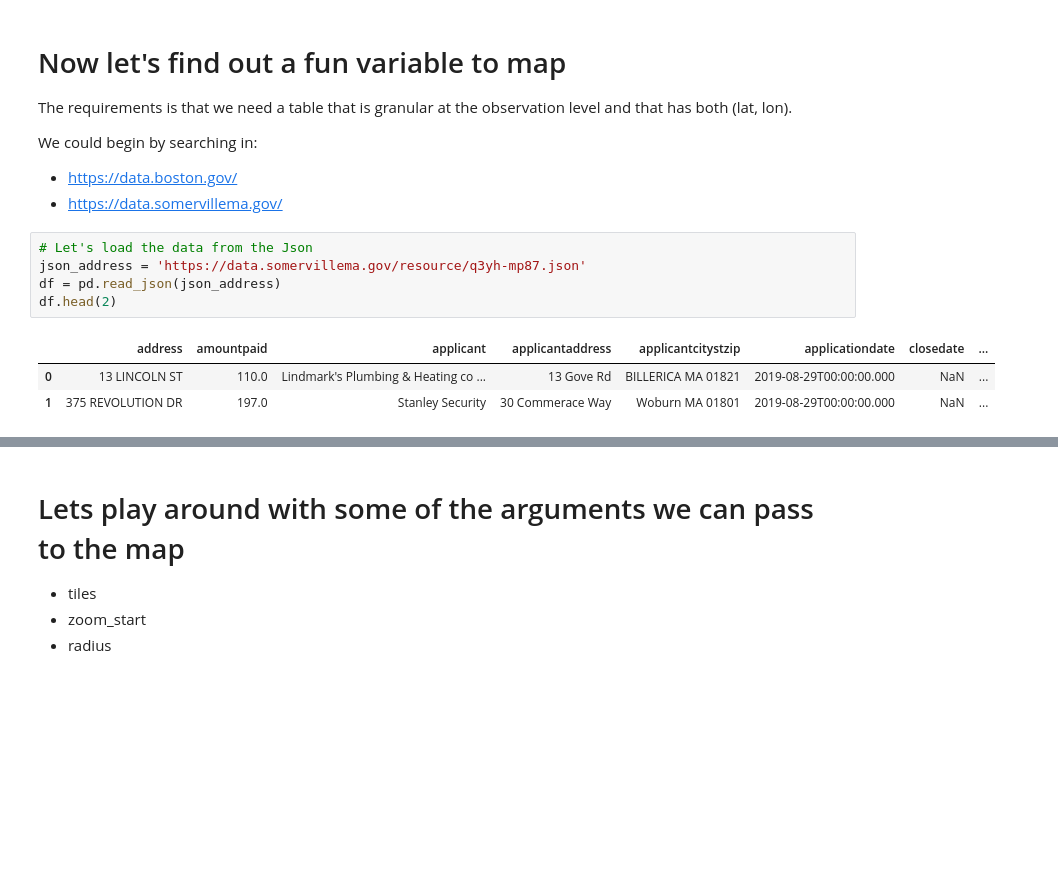
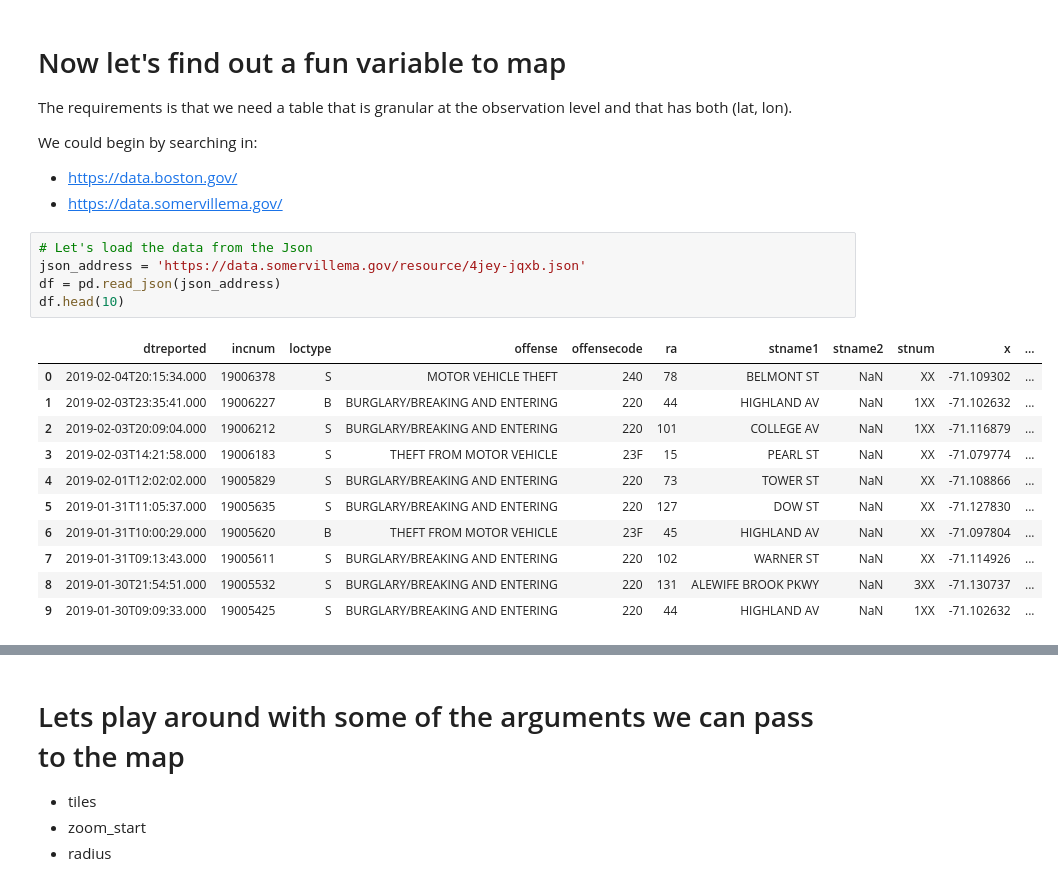
Before and after one commit to hksdatascience/bootcamp, a Jupyter notebook: Heat Mapping/Heatmap tutorial.ipynb, the cells around one changed output, grey strips where cells are left out. Cells and saved outputs as stored; diff of their text form; blank space fills up the shorter version.

```diff
--- a/Heat Mapping/Heatmap tutorial.ipynb
+++ b/Heat Mapping/Heatmap tutorial.ipynb
@@ -21,10 +21,18 @@ We could begin by searching in:
 * https://data.somervillema.gov/
 # %%
 # Let's load the data from the Json
-json_address = 'https://data.somervillema.gov/resource/q3yh-mp87.json'
+json_address = 'https://data.somervillema.gov/resource/4jey-jqxb.json'
 df = pd.read_json(json_address)
-df.head(2)
+df.head(10)
 # %% [output]
-|  | address | amountpaid | applicant | applicantaddress | applicantcitystzip | applicationdate | closedate | ... |
-| 0 | 13 LINCOLN ST | 110.0 | Lindmark's Plumbing & Heating co ... | 13 Gove Rd | BILLERICA MA 01821 | 2019-08-29T00:00:00.000 | NaN | ... |
-| 1 | 375 REVOLUTION DR | 197.0 | Stanley Security | 30 Commerace Way | Woburn MA 01801 | 2019-08-29T00:00:00.000 | NaN | ... |
+|  | dtreported | incnum | loctype | offense | offensecode | ra | stname1 | stname2 | stnum | x | ... |
+| 0 | 2019-02-04T20:15:34.000 | 19006378 | S | MOTOR VEHICLE THEFT | 240 | 78 | BELMONT ST | NaN | XX | -71.109302 | ... |
+| 1 | 2019-02-03T23:35:41.000 | 19006227 | B | BURGLARY/BREAKING AND ENTERING | 220 | 44 | HIGHLAND AV | NaN | 1XX | -71.102632 | ... |
+| 2 | 2019-02-03T20:09:04.000 | 19006212 | S | BURGLARY/BREAKING AND ENTERING | 220 | 101 | COLLEGE AV | NaN | 1XX | -71.116879 | ... |
+| 3 | 2019-02-03T14:21:58.000 | 19006183 | S | THEFT FROM MOTOR VEHICLE | 23F | 15 | PEARL ST | NaN | XX | -71.079774 | ... |
+| 4 | 2019-02-01T12:02:02.000 | 19005829 | S | BURGLARY/BREAKING AND ENTERING | 220 | 73 | TOWER ST | NaN | XX | -71.108866 | ... |
+| 5 | 2019-01-31T11:05:37.000 | 19005635 | S | BURGLARY/BREAKING AND ENTERING | 220 | 127 | DOW ST | NaN | XX | -71.127830 | ... |
+| 6 | 2019-01-31T10:00:29.000 | 19005620 | B | THEFT FROM MOTOR VEHICLE | 23F | 45 | HIGHLAND AV | NaN | XX | -71.097804 | ... |
+| 7 | 2019-01-31T09:13:43.000 | 19005611 | S | BURGLARY/BREAKING AND ENTERING | 220 | 102 | WARNER ST | NaN | XX | -71.114926 | ... |
+| 8 | 2019-01-30T21:54:51.000 | 19005532 | S | BURGLARY/BREAKING AND ENTERING | 220 | 131 | ALEWIFE BROOK PKWY | NaN | 3XX | -71.130737 | ... |
+| 9 | 2019-01-30T09:09:33.000 | 19005425 | S | BURGLARY/BREAKING AND ENTERING | 220 | 44 | HIGHLAND AV | NaN | 1XX | -71.102632 | ... |
```
Also changed, not shown: parts of 4 cells of this notebook, 2 other files.
